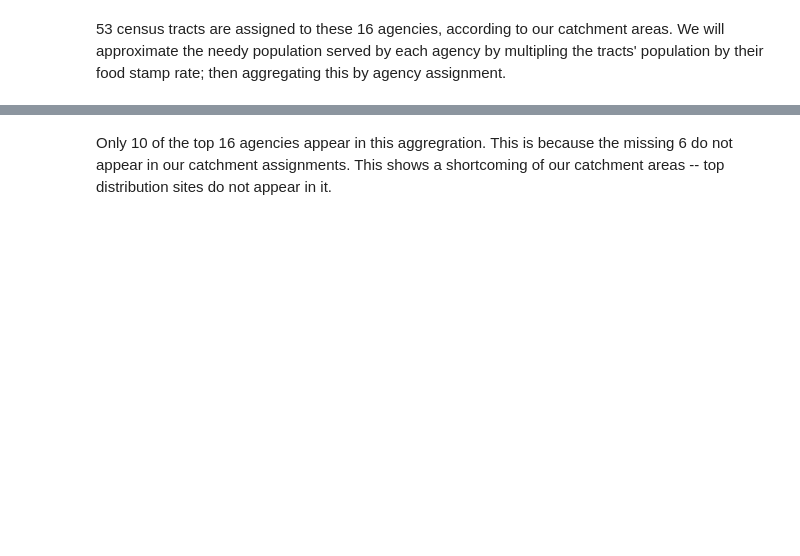
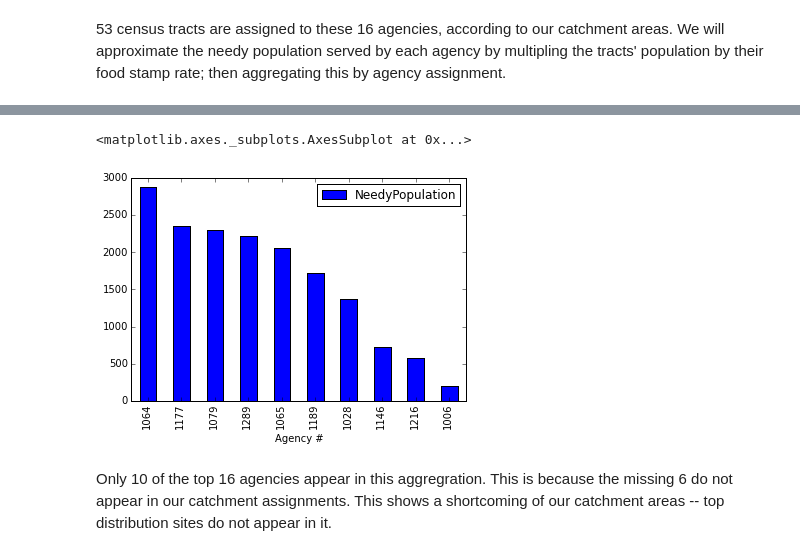
Before and after one commit to jenfs/ipython-notebooks, a Jupyter notebook: foodInsecurity/Catchment Areas.ipynb, the cells around one changed output, grey strips where cells are left out. Cells and saved outputs as stored; diff of their text form; code cells hidden in the pictures; blank space fills up the shorter version.

```diff
--- a/foodInsecurity/Catchment Areas.ipynb
+++ b/foodInsecurity/Catchment Areas.ipynb
@@ -223,2 +213,7 @@ top_distributors_need_grouped.sum()
+# %%
+df_to_plot.sort_values(by='NeedyPopulation', ascending=False).plot(y='NeedyPopulation',kind='bar')
+# %% [output]
+<matplotlib.axes._subplots.AxesSubplot at 0x...>
+[figure, added]
 # %% [markdown]
 Only 10 of the top 16 agencies appear in this aggregration. This is because the missing 6 do not appear in our catchment assignments. This shows a shortcoming of our catchment areas -- top distribution sites do not appear in it.
```
Also changed, not shown: parts of 18 cells of this notebook.
